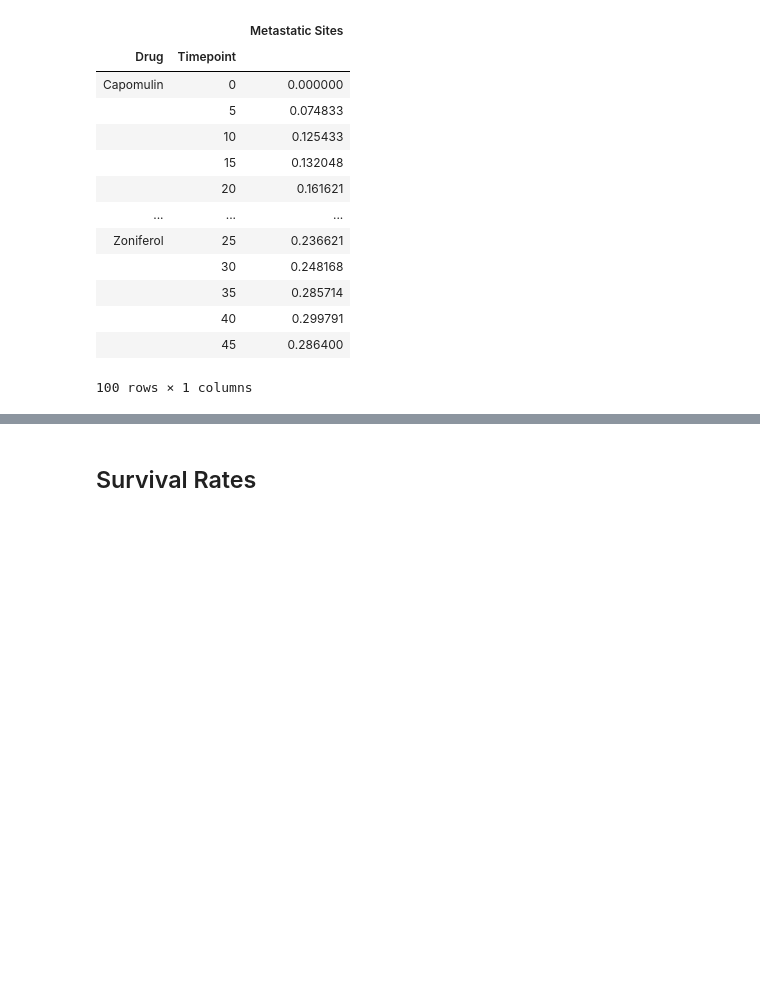
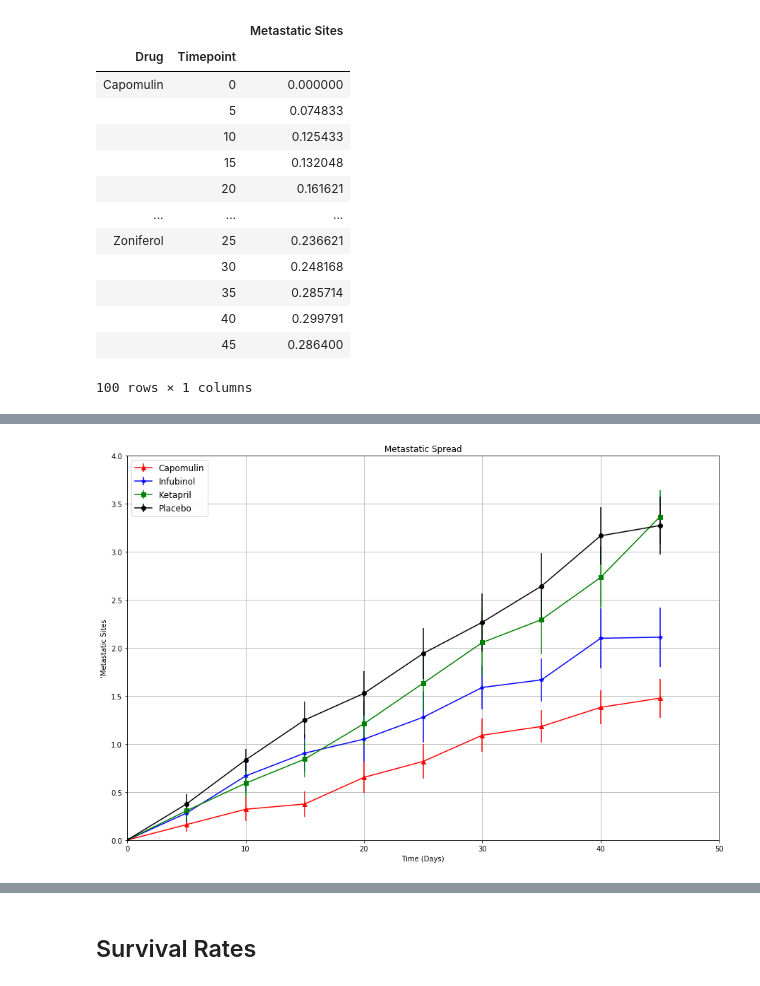
Before and after one commit to CTRLALTAFK/matplotlibChallenge, a Jupyter notebook: Pymaceuticals/pymaceuticals_starter.ipynb, the cells around one changed output, grey strips where cells are left out. Saved outputs shown, nothing was run; the diff lists cells and outputs as text; code cells hidden in the pictures; blank space fills up the shorter version.

```diff
--- a/Pymaceuticals/pymaceuticals_starter.ipynb
+++ b/Pymaceuticals/pymaceuticals_starter.ipynb
@@ -230,3 +211,41 @@ meta_pvt
+# %%
+# Generate the Plot (with Error Bars)
+
+
+fig, ax = plt.subplots(figsize=(15,10))
+
+ax.errorbar(meta_pvt.index, meta_pvt['Capomulin'], yerr=meta_se_pvt['Capomulin'],
+             color='r', marker='^', label="Capomulin")
+
+ax.errorbar(meta_pvt.index, meta_pvt['Infubinol'], yerr=meta_se_pvt['Infubinol'],
+             color='b', marker='*', label="Infubinol")
+
+ax.errorbar(meta_pvt.index, meta_pvt['Ketapril'], yerr=meta_se_pvt['Ketapril'],
+             color='g', marker='s', label="Ketapril")
+
+ax.errorbar(meta_pvt.index, meta_pvt['Placebo'], yerr=meta_se_pvt['Placebo'],
+             color='k', marker='o', label="Placebo")
+ax.grid()
+ax.set_xlim(0, 50, 5)
+ax.set_ylim(0, 4, 1)
+
+
+# Chart title
+plt.title("Metastatic Spread")
+# x label
+plt.xlabel("Time (Days)")
+# y label
+plt.ylabel("'Metastatic Sites")
+# legend
+plt.legend(loc="upper left", fontsize="large", fancybox=True)
+
+# Save the Figure
+plt.savefig("Metastic_Site_Change.png")
+
+# Show the Figure
+plt.show()
+# %% [output]
+[figure, added]
 # %% [markdown]
 ![Metastatic Spread During Treatment](../Images/spread.png)
 # %% [markdown]
```
Also changed, not shown: parts of 16 cells of this notebook, 4 other files.
